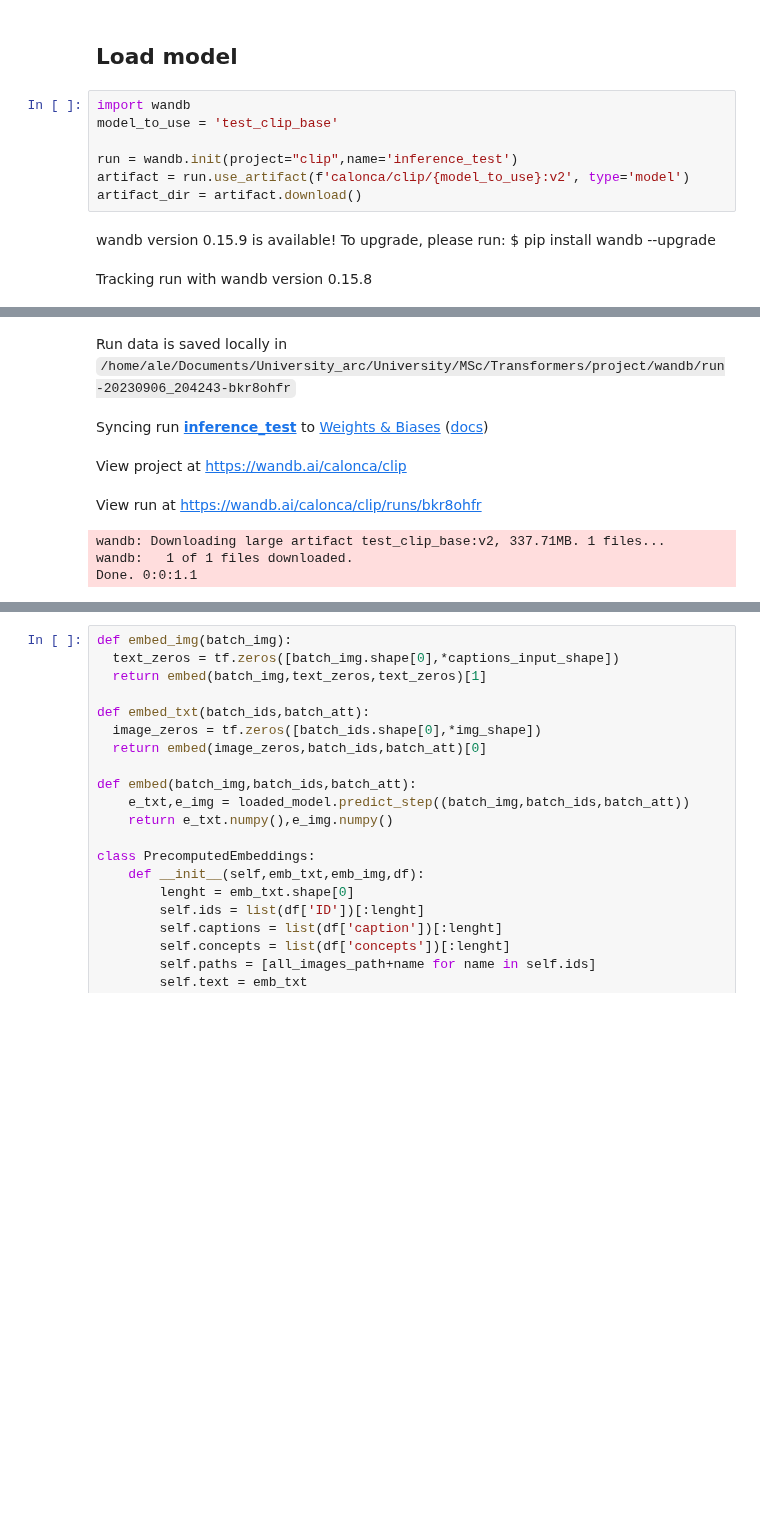
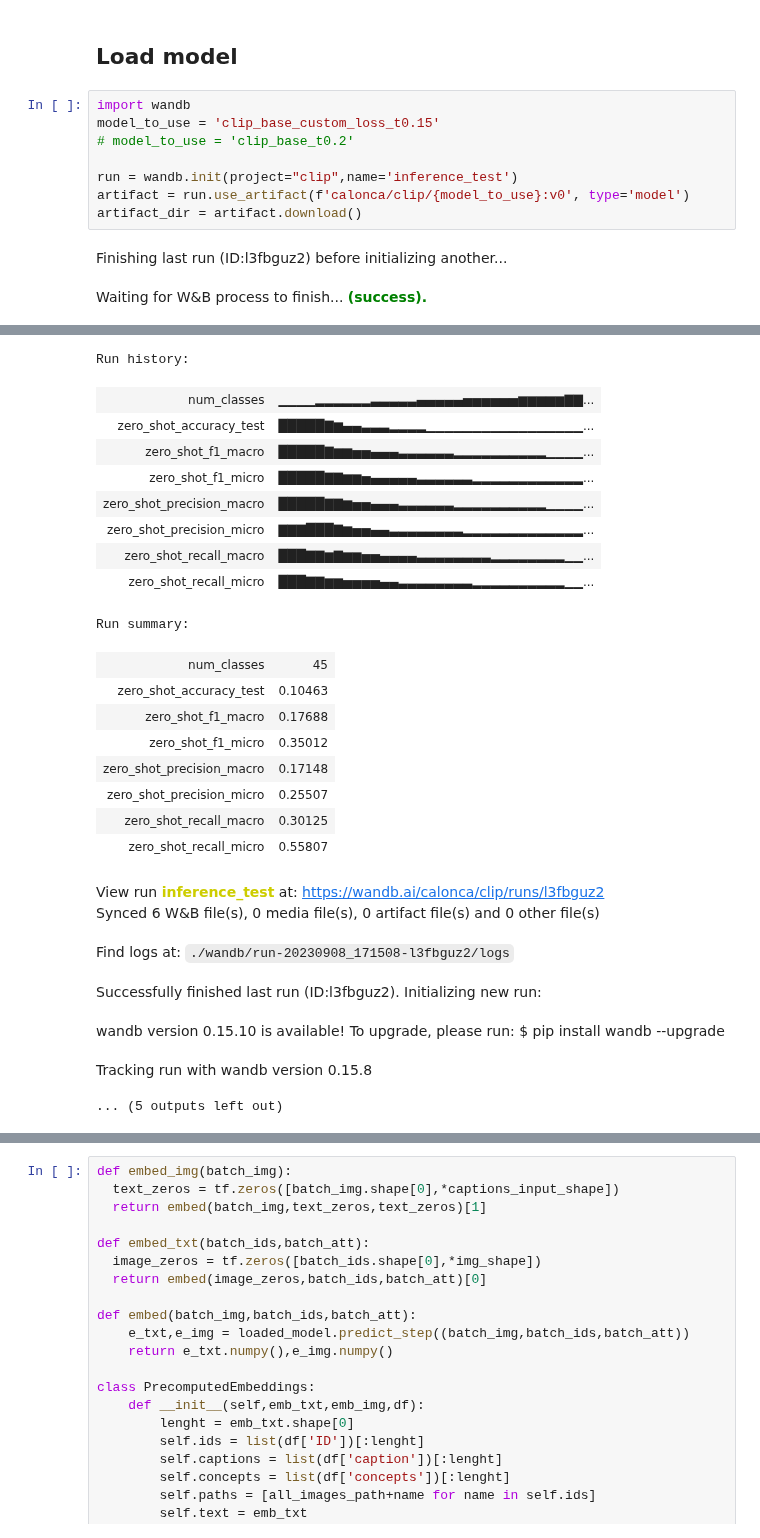
Before and after one commit to Calonca/clip-tensorflow, a Jupyter notebook: CLIP_test.ipynb, the cells around one changed output, grey strips where cells are left out. Drawn from its saved outputs; the diff is of its cells as text; blank space fills up the shorter version.

Commit message:
Zero shot improvements

```diff
--- a/CLIP_test.ipynb
+++ b/CLIP_test.ipynb
@@ -133,11 +133,12 @@ for i,(batch_image,batch_ids,batch_masks) in enumerate(tqdm(test_gen)):#8,64,64,
 ## Load model
 # %%
 import wandb
-model_to_use = 'test_clip_base'
+model_to_use = 'clip_base_custom_loss_t0.15'
+# model_to_use = 'clip_base_t0.2'
 
 run = wandb.init(project="clip",name='inference_test')
-artifact = run.use_artifact(f'calonca/clip/{model_to_use}:v2', type='model')
+artifact = run.use_artifact(f'calonca/clip/{model_to_use}:v0', type='model')
 artifact_dir = artifact.download()
 # %% [output]
-wandb version 0.15.9 is available! To upgrade, please run: $ pip install wandb --upgrade
+Finishing last run (ID:l3fbguz2) before initializing another...
-Tracking run with wandb version 0.15.8
+Waiting for W&B process to finish... (success).
@@ -144,10 +146,28 @@ Tracking run with wandb version 0.15.8
+Run history:
+| num_classes | ▁▁▁▁▂▂▂▂▂▂▃▃▃▃▃▄▄▄▄▄▅▅▅▅▅▅▆▆▆▆▆▇▇... |
+| zero_shot_accuracy_test | █████▇▆▄▄▃▃▃▂▂▂▂▁▁▁▁▁▁▁▁▁▁▁▁▁▁▁▁▁... |
+| zero_shot_f1_macro | █████▇▆▆▅▅▄▄▄▃▃▃▃▃▃▂▂▂▂▂▂▂▂▂▂▁▁▁▁... |
+| zero_shot_f1_micro | █████▇▇▆▆▅▄▄▄▄▄▃▃▃▃▃▃▂▂▂▂▂▂▂▂▂▂▂▂... |
+| zero_shot_precision_macro | █████▇▇▆▅▅▄▄▄▃▃▃▃▃▃▂▂▂▂▂▂▂▂▂▂▁▁▁▁... |
+| zero_shot_precision_micro | ▇▇▇███▇▆▅▅▄▄▃▃▃▃▃▃▃▃▂▂▂▂▂▂▂▂▂▂▂▂▂... |
+| zero_shot_recall_macro | ███▇▇▆▇▆▆▅▅▄▄▄▄▃▃▃▃▃▃▃▃▂▂▂▂▂▂▂▂▁▁... |
+| zero_shot_recall_micro | ███▇▇▆▆▅▅▅▅▄▄▃▃▃▃▃▃▃▃▂▂▂▂▂▂▂▂▂▂▁▁... |
+Run summary:
+| num_classes | 45 |
+| zero_shot_accuracy_test | 0.10463 |
+| zero_shot_f1_macro | 0.17688 |
+| zero_shot_f1_micro | 0.35012 |
+| zero_shot_precision_macro | 0.17148 |
+| zero_shot_precision_micro | 0.25507 |
+| zero_shot_recall_macro | 0.30125 |
+| zero_shot_recall_micro | 0.55807 |
-Run data is saved locally in /home/ale/Documents/University_arc/University/MSc/Transformers/project/wandb/run-20230906_204243-bkr8ohfr
+View run inference_test at: https://wandb.ai/calonca/clip/runs/l3fbguz2
+Synced 6 W&B file(s), 0 media file(s), 0 artifact file(s) and 0 other file(s)
-Syncing run inference_test to Weights & Biases (docs)
+Find logs at: ./wandb/run-20230908_171508-l3fbguz2/logs
-View project at https://wandb.ai/calonca/clip
+Successfully finished last run (ID:l3fbguz2). Initializing new run:
-View run at https://wandb.ai/calonca/clip/runs/bkr8ohfr
+wandb version 0.15.10 is available! To upgrade, please run: $ pip install wandb --upgrade
-wandb: Downloading large artifact test_clip_base:v2, 337.71MB. 1 files...
-wandb:   1 of 1 files downloaded.
-Done. 0:0:1.1
+Tracking run with wandb version 0.15.8
+... (5 outputs left out)
 # %%
 bert_model = TFDistilBertModel.from_pretrained(bert_model_name)
 
```
Also changed, not shown: parts of 16 cells of this notebook, 2 other files.
